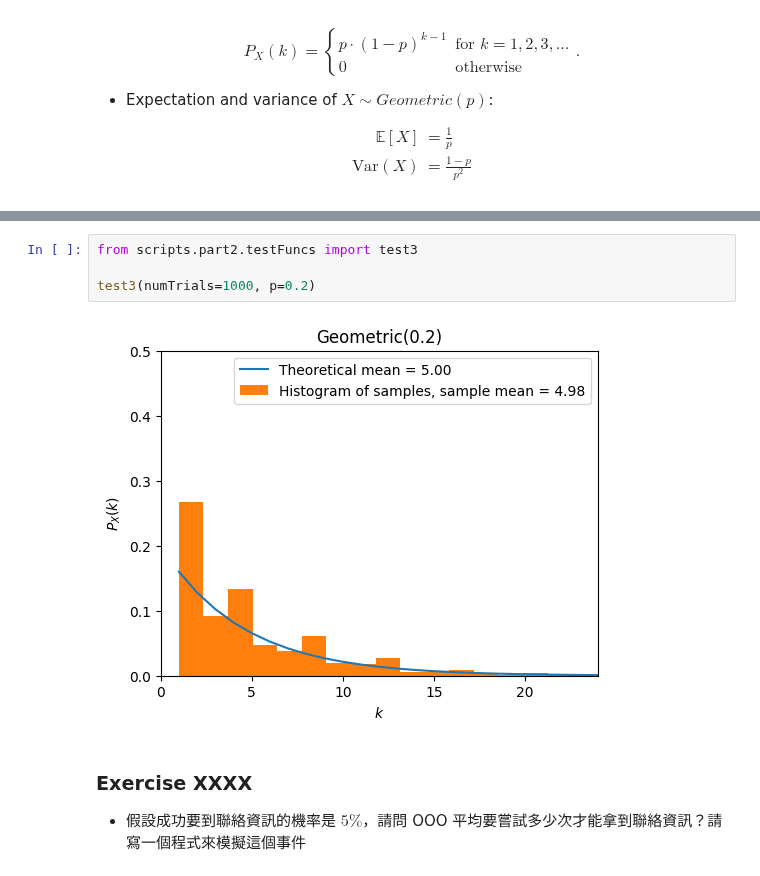
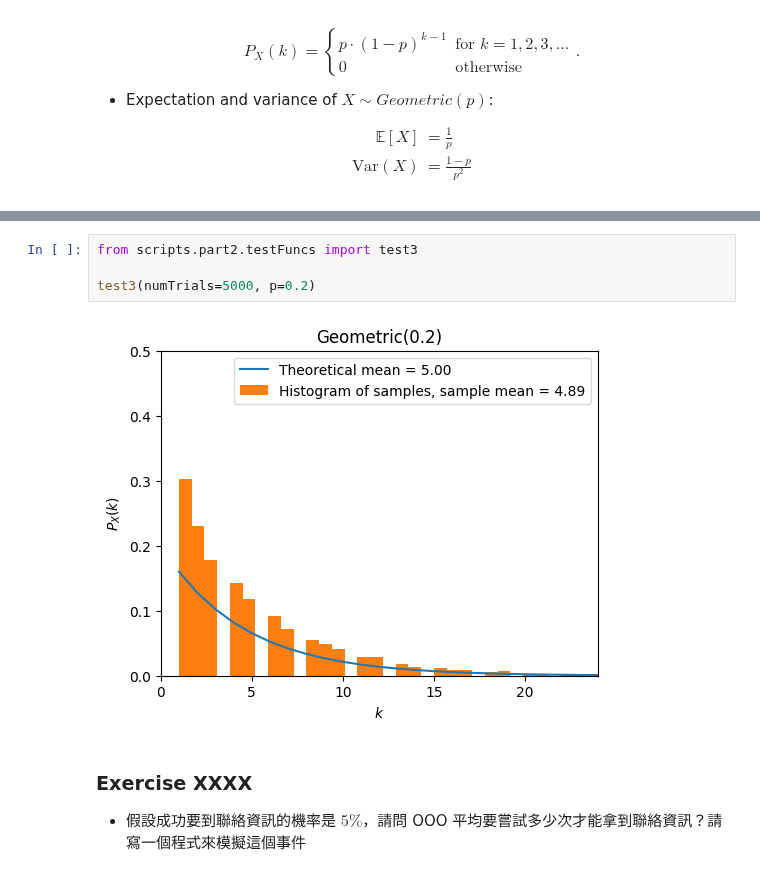
Before and after one commit to bruce88617/nycudopcs_advanced, a Jupyter notebook: Lectures/Lecture02/Lecture02.ipynb, the cells around one changed output, grey strips where cells are left out. Drawn from its saved outputs; the diff is of its cells as text.

```diff
--- a/Lectures/Lecture02/Lecture02.ipynb
+++ b/Lectures/Lecture02/Lecture02.ipynb
@@ -532,9 +532,9 @@ plt.show()
 # %%
 from scripts.part2.testFuncs import test3
 
-test3(numTrials=1000, p=0.2)
+test3(numTrials=5000, p=0.2)
 # %% [output]
-[figure, old version]
+[figure, new version]
 # %% [markdown]
 ### Exercise XXXX
 
```
Also changed, not shown: parts of 7 cells of this notebook, 1 other file.
